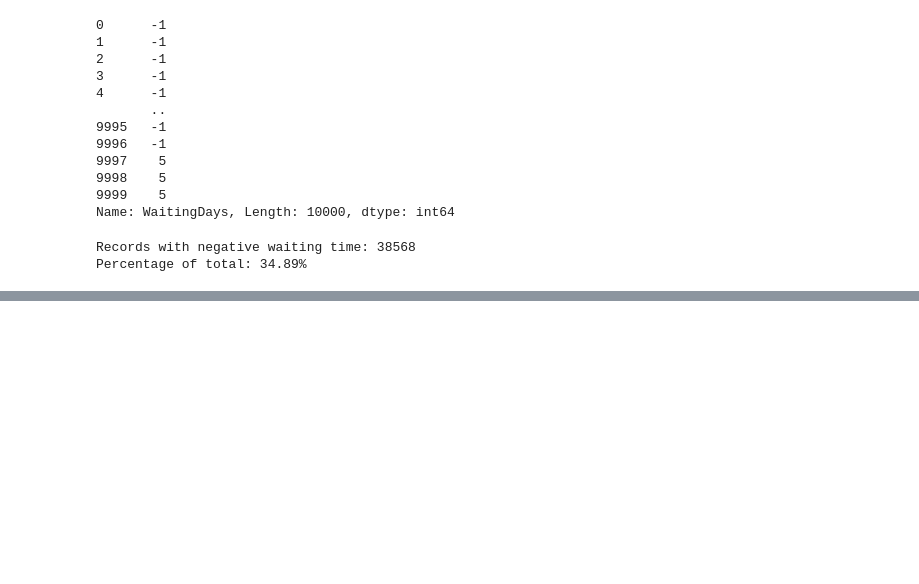
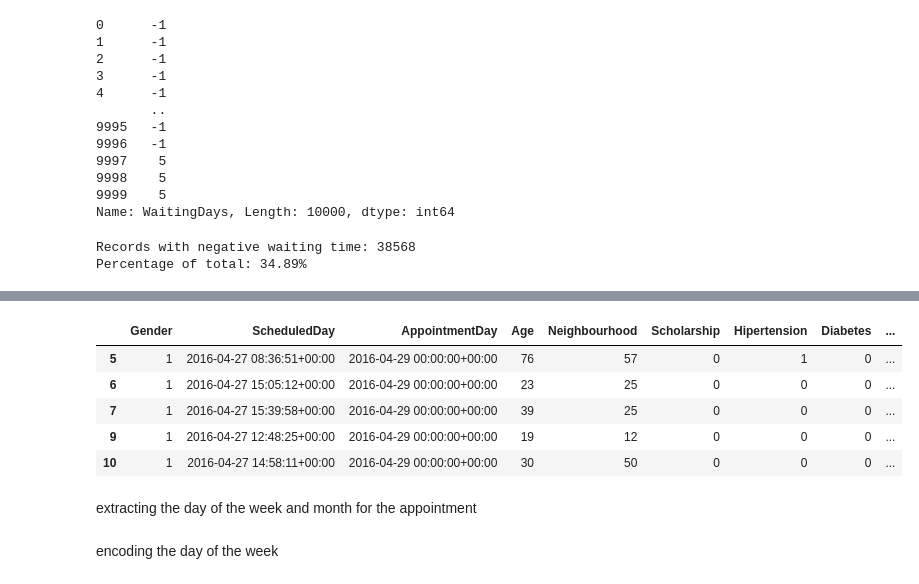
Before and after one commit to soipanhamisi/KNN_Classification_Regression_Analysis, a Jupyter notebook: notebooks/assignment_2.ipynb, the cells around one changed output, grey strips where cells are left out. Drawn from its saved outputs; the diff is of its cells as text; code cells hidden in the pictures; blank space fills up the shorter version.

```diff
--- a/notebooks/assignment_2.ipynb
+++ b/notebooks/assignment_2.ipynb
@@ -216,0 +238,2 @@ noshow_dataset_df1[noshow_dataset_df1['WaitingDays'] == -1].sample(n=10, replace
+# %%
+noshow_dataset_df1 = noshow_dataset_df1[noshow_dataset_df1['WaitingDays'] >= 0]
@@ -216,0 +248,7 @@ noshow_dataset_df1[noshow_dataset_df1['WaitingDays'] == -1].sample(n=10, replace
+# %%
+from sklearn.preprocessing import LabelEncoder
+le = LabelEncoder()
+noshow_dataset_df1['Neighbourhood'] = le.fit_transform(noshow_dataset_df1['Neighbourhood'])
+print("Neighbourhood lookup table:\n")
+for i,class_name in enumerate(le.classes_):
+    print("ID: {}, Neighborhood name: {}".format(i, class_name))
@@ -216,0 +273,11 @@ noshow_dataset_df1[noshow_dataset_df1['WaitingDays'] == -1].sample(n=10, replace
+# %%
+noshow_dataset_df1.head(5)
+# %% [output]
+|  | Gender | ScheduledDay | AppointmentDay | Age | Neighbourhood | Scholarship | Hipertension | Diabetes | ... |
+| 5 | 1 | 2016-04-27 08:36:51+00:00 | 2016-04-29 00:00:00+00:00 | 76 | 57 | 0 | 1 | 0 | ... |
+| 6 | 1 | 2016-04-27 15:05:12+00:00 | 2016-04-29 00:00:00+00:00 | 23 | 25 | 0 | 0 | 0 | ... |
+| 7 | 1 | 2016-04-27 15:39:58+00:00 | 2016-04-29 00:00:00+00:00 | 39 | 25 | 0 | 0 | 0 | ... |
+| 9 | 1 | 2016-04-27 12:48:25+00:00 | 2016-04-29 00:00:00+00:00 | 19 | 12 | 0 | 0 | 0 | ... |
+| 10 | 1 | 2016-04-27 14:58:11+00:00 | 2016-04-29 00:00:00+00:00 | 30 | 50 | 0 | 0 | 0 | ... |
+# %% [markdown]
+extracting the day of the week and month for the appointment
@@ -216,0 +287,2 @@ noshow_dataset_df1[noshow_dataset_df1['WaitingDays'] == -1].sample(n=10, replace
+# %% [markdown]
+encoding the day of the week
```
Also changed, not shown: parts of 26 cells of this notebook.
